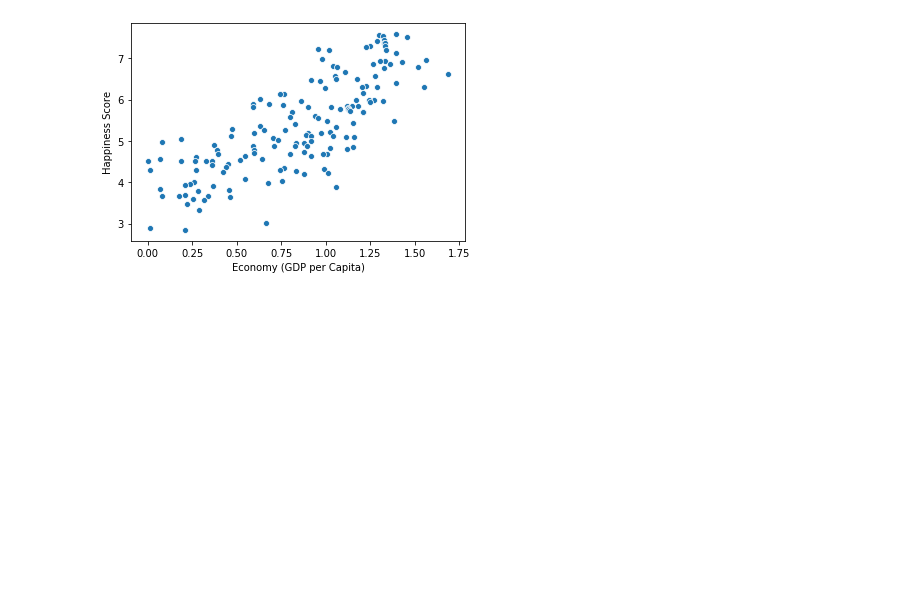
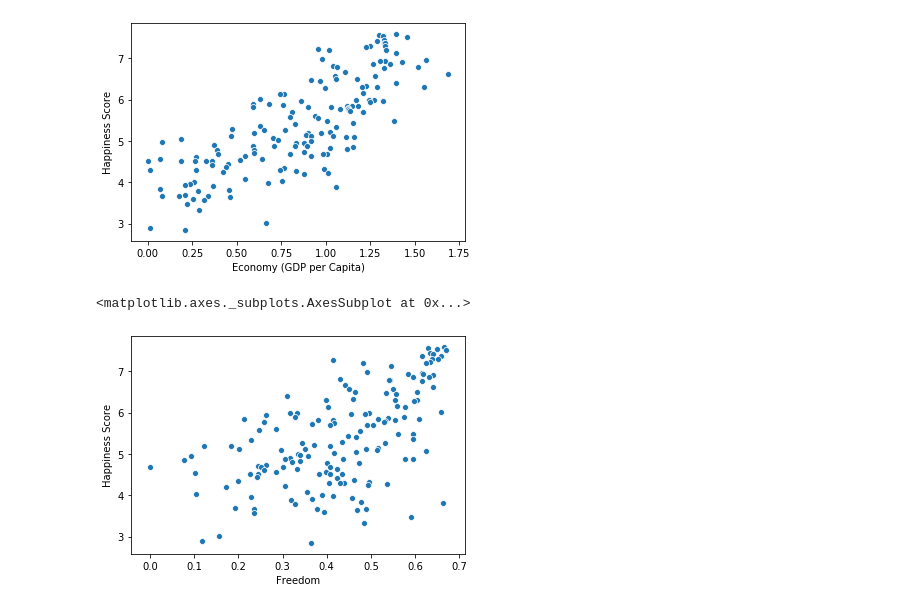
Before and after one commit to ipatel467/Happiness-Index, a Jupyter notebook: Index.ipynb, the cells around one changed output. Cells and saved outputs as stored; diff of their text form; code cells hidden in the pictures; blank space fills up the shorter version.

```diff
--- a/Index.ipynb
+++ b/Index.ipynb
@@ -216,3 +214,8 @@ sns.scatterplot(data = df15, y ='Happiness Score' , x = 'Economy (GDP per Capita
 # %% [output]
 <matplotlib.axes._subplots.AxesSubplot at 0x...>
 [figure]
+# %%
+sns.scatterplot(data = df15, x = 'Freedom', y ='Happiness Score' )
+# %% [output]
+<matplotlib.axes._subplots.AxesSubplot at 0x...>
+[figure, added]
```
Also changed, not shown: parts of 3 cells of this notebook.
